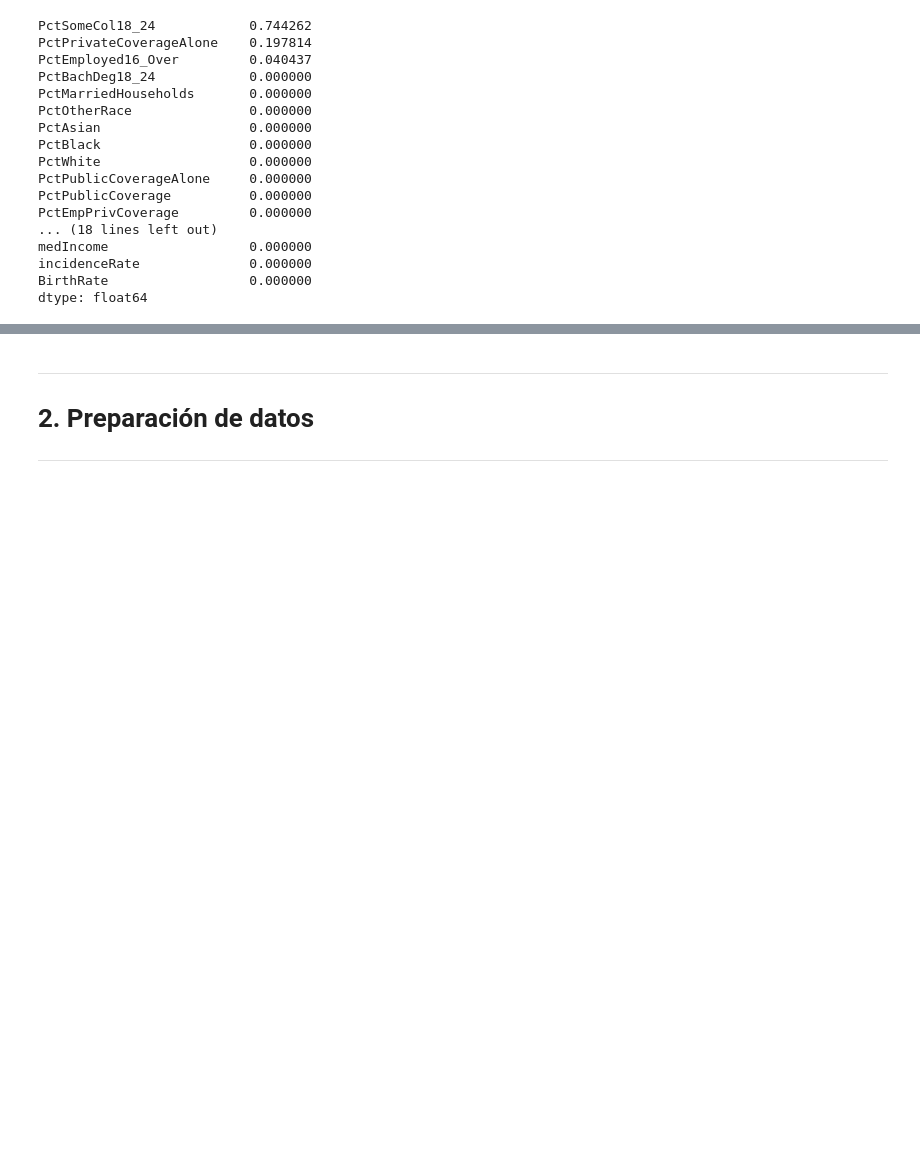
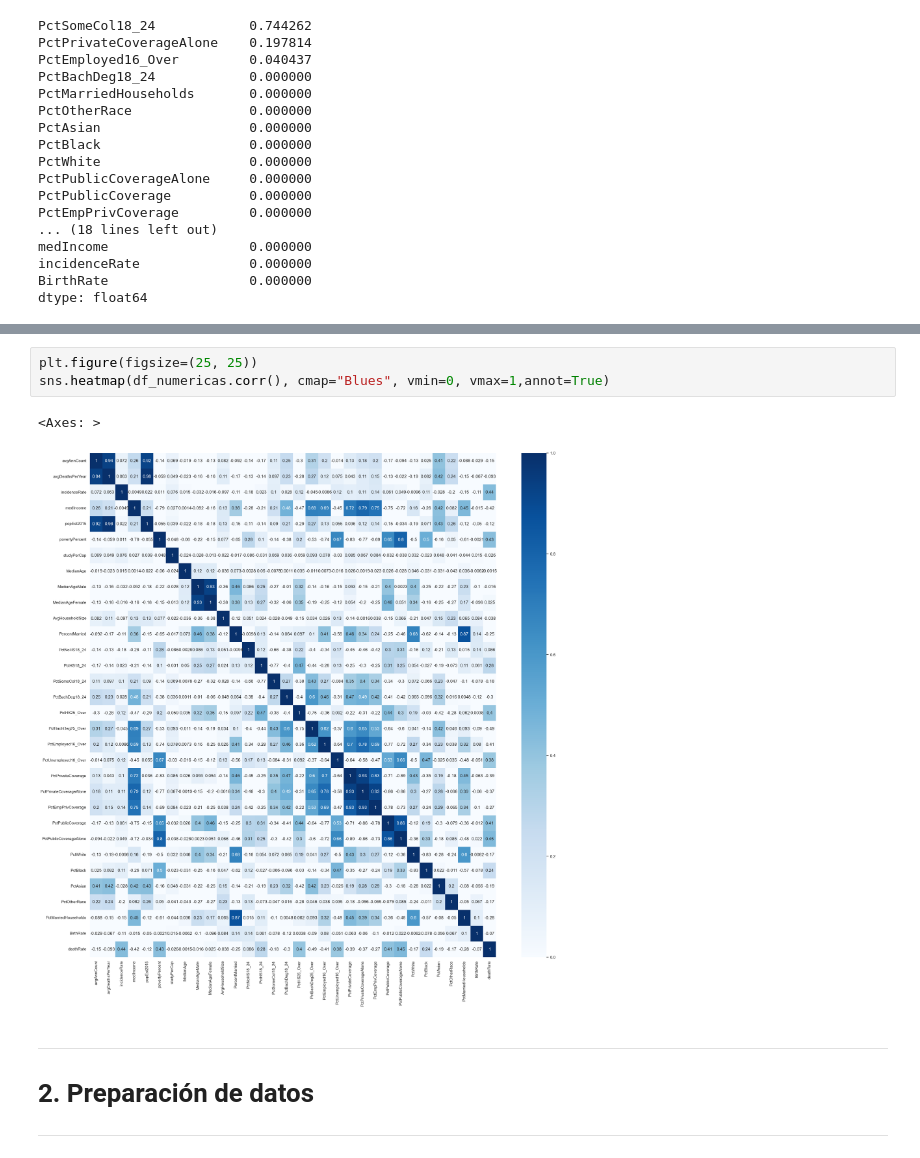
Before and after one commit to ISIS3301-Business-Intelligence/Laboratorio_2, a Jupyter notebook: Laboratorio2.ipynb, the cells around one changed output, grey strips where cells are left out. Saved outputs shown, nothing was run; the diff lists cells and outputs as text; blank space fills up the shorter version.

```diff
--- a/Laboratorio2.ipynb
+++ b/Laboratorio2.ipynb
@@ -169,3 +189,9 @@ dtype: float64
+# %%
+plt.figure(figsize=(25, 25))
+sns.heatmap(df_numericas.corr(), cmap="Blues", vmin=0, vmax=1,annot=True)
+# %% [output]
+<Axes: >
+[figure, added]
 # %% [markdown]
 --------------------------------
 # **2. Preparación de datos**
```
Also changed, not shown: parts of 8 cells of this notebook.
